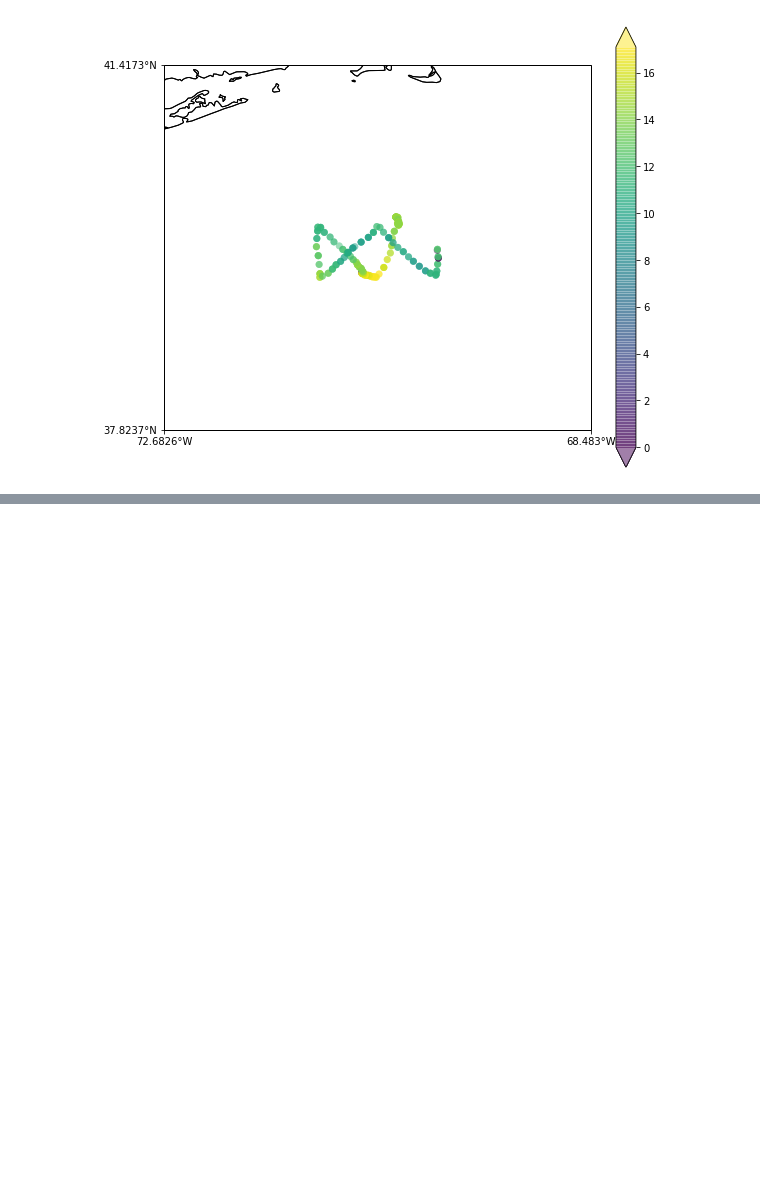
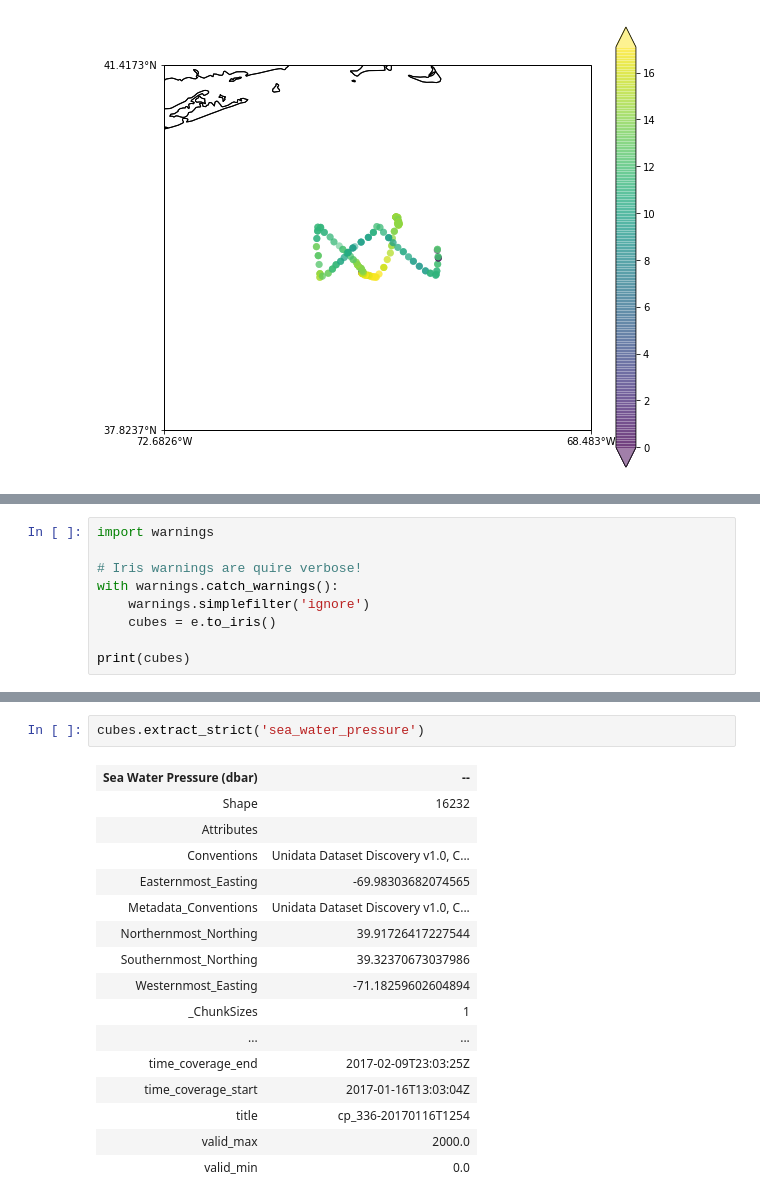
Before and after one commit to ioos/erddapy, a Jupyter notebook: notebooks/quick_intro.ipynb, the cells around one changed output, grey strips where cells are left out. Cells and saved outputs as stored; diff of their text form; blank space fills up the shorter version.

```diff
--- a/notebooks/quick_intro.ipynb
+++ b/notebooks/quick_intro.ipynb
@@ -561,0 +628,9 @@ ax.coastlines('10m');
+# %%
+import warnings
+
+# Iris warnings are quire verbose!
+with warnings.catch_warnings():
+    warnings.simplefilter('ignore')
+    cubes = e.to_iris()
+
+print(cubes)
@@ -561,0 +653,19 @@ ax.coastlines('10m');
+# %%
+cubes.extract_strict('sea_water_pressure')
+# %% [output]
+| Sea Water Pressure (dbar) | -- |
+| Shape | 16232 |
+| Attributes |  |
+| Conventions | Unidata Dataset Discovery v1.0, C... |
+| Easternmost_Easting | -69.98303682074565 |
+| Metadata_Conventions | Unidata Dataset Discovery v1.0, C... |
+| Northernmost_Northing | 39.91726417227544 |
+| Southernmost_Northing | 39.32370673037986 |
+| Westernmost_Easting | -71.18259602604894 |
+| _ChunkSizes | 1 |
+| ... | ... |
+| time_coverage_end | 2017-02-09T23:03:25Z |
+| time_coverage_start | 2017-01-16T13:03:04Z |
+| title | cp_336-20170116T1254 |
+| valid_max | 2000.0 |
+| valid_min | 0.0 |
```
Also changed, not shown: parts of 28 cells of this notebook.
